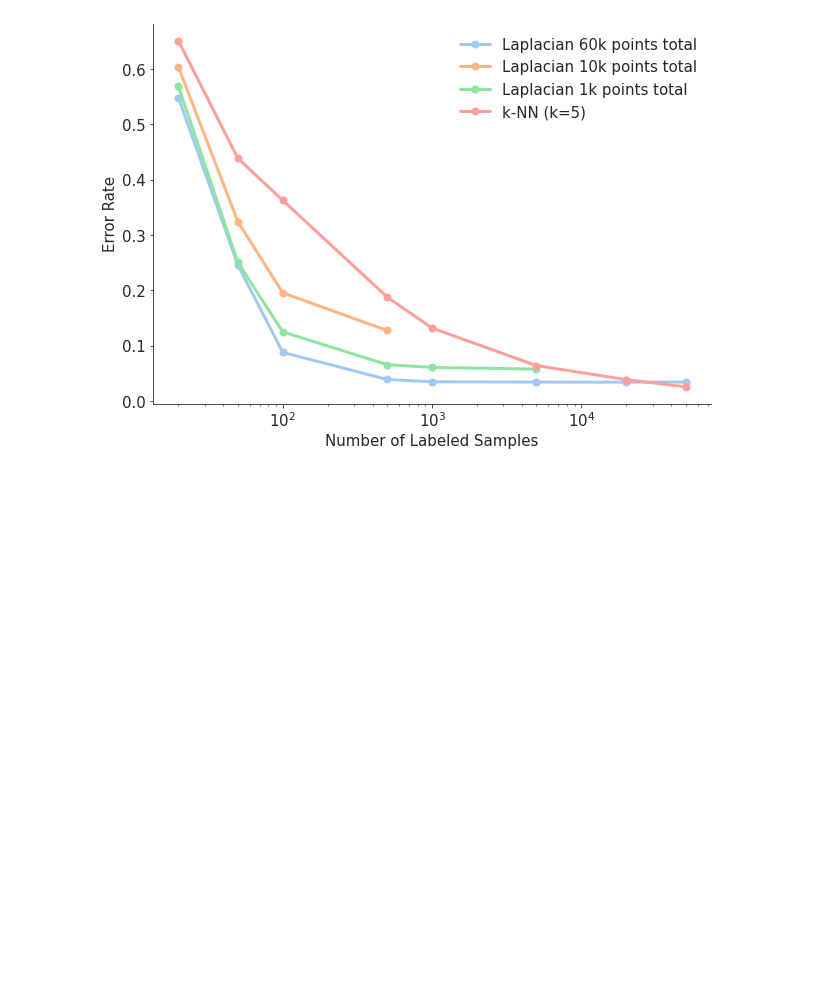
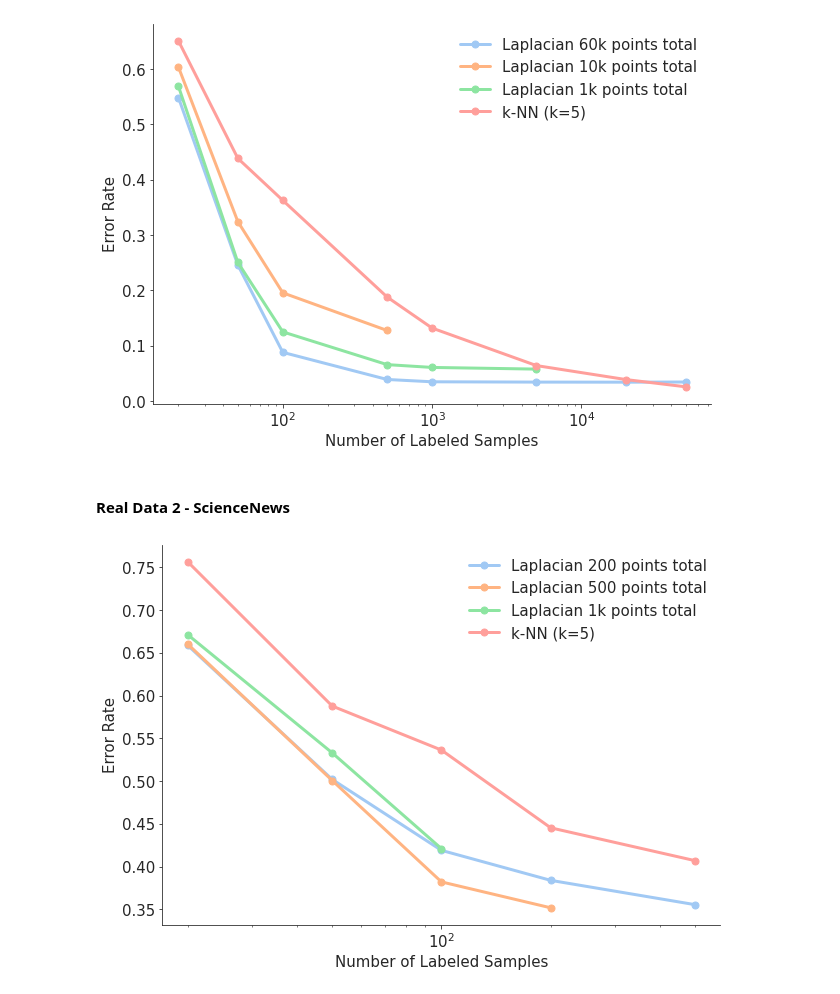
Before and after one commit to Laknath1996/semi-supervised-learning, a Jupyter notebook: laplacian_ssl/notebook.ipynb, the cells around one changed output. Cells and saved outputs as stored; diff of their text form; code cells hidden in the pictures; blank space fills up the shorter version.

```diff
--- a/laplacian_ssl/notebook.ipynb
+++ b/laplacian_ssl/notebook.ipynb
@@ -156,3 +158,5 @@ plt.show()
 [figure]
 # %%
 fig.savefig("figures/1-mnist.pdf", bbox_inches='tight')
+# %% [markdown]
+#### Real Data 2 - ScienceNews
@@ -158,0 +171,21 @@ fig.savefig("figures/1-mnist.pdf", bbox_inches='tight')
+# %%
+# set parameters
+n = 8
+p = 100
+s_list = [20, 50, 100, 200, 500]
+num_reps = 20
+# %%
+# compute the adjancency matrices and the graph Laplacians
+num_points_list = [200, 500, 1000]
+v_list = []
+for num_points in num_points_list:
+    W = construct_adjacency_matrix(X[:num_points], n)
+    d = np.array(np.sum(W, axis=1)).squeeze()
+    D = coo_matrix(W.shape)
+    D.setdiag(d)
+    L = D - W
+
+    # compute first p eigenvectors with smallest eigenvalues
+    _ , v = eigsh(L, k=p, which='SM')
+    v = np.real(v)
+    v_list.append(v)
@@ -158,0 +225,24 @@ fig.savefig("figures/1-mnist.pdf", bbox_inches='tight')
+# %%
+# plot
+fig, ax = plt.subplots(figsize=(10, 7))
+sns.set_style("white")
+sns.set_style("ticks")
+sns.set_palette("pastel")
+s_list = np.array(s_list)
+name_list = ["Laplacian 200 points total",
+             "Laplacian 500 points total",
+             "Laplacian 1k points total",
+             "k-NN (k=5)"]
+for i in range(mean_error_list.shape[-1]):
+    errors = mean_error_list[:, i]
+    idx = np.where(errors != -1)[0]
+    ax.plot(s_list[idx], errors[idx], lw=3, marker='o', markersize=7, label=name_list[i])
+ax.set_xscale('log')
+ax.tick_params(labelsize=15)
+ax.set_xlabel("Number of Labeled Samples", fontsize=15)
+ax.set_ylabel("Error Rate", fontsize=15)
+ax.legend(fontsize=15, frameon=False)
+sns.despine()
+plt.show()
+# %% [output]
+[figure, added]
```
Also changed, not shown: parts of 4 cells of this notebook.
